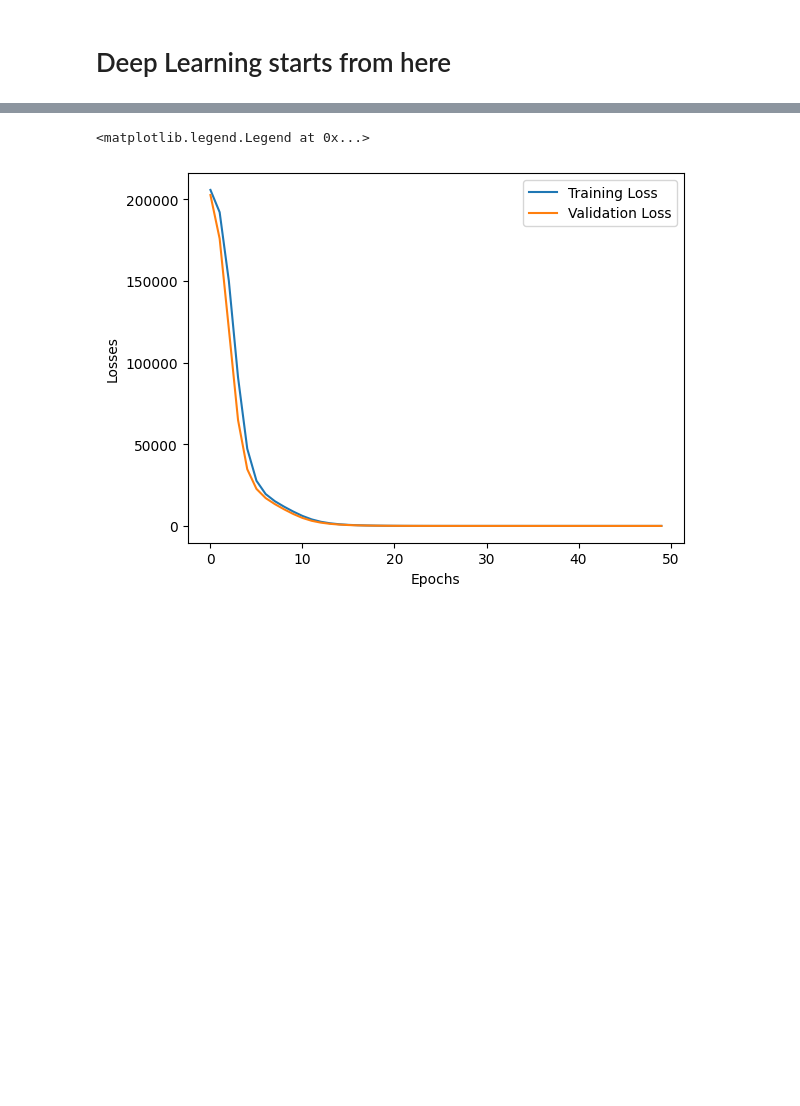
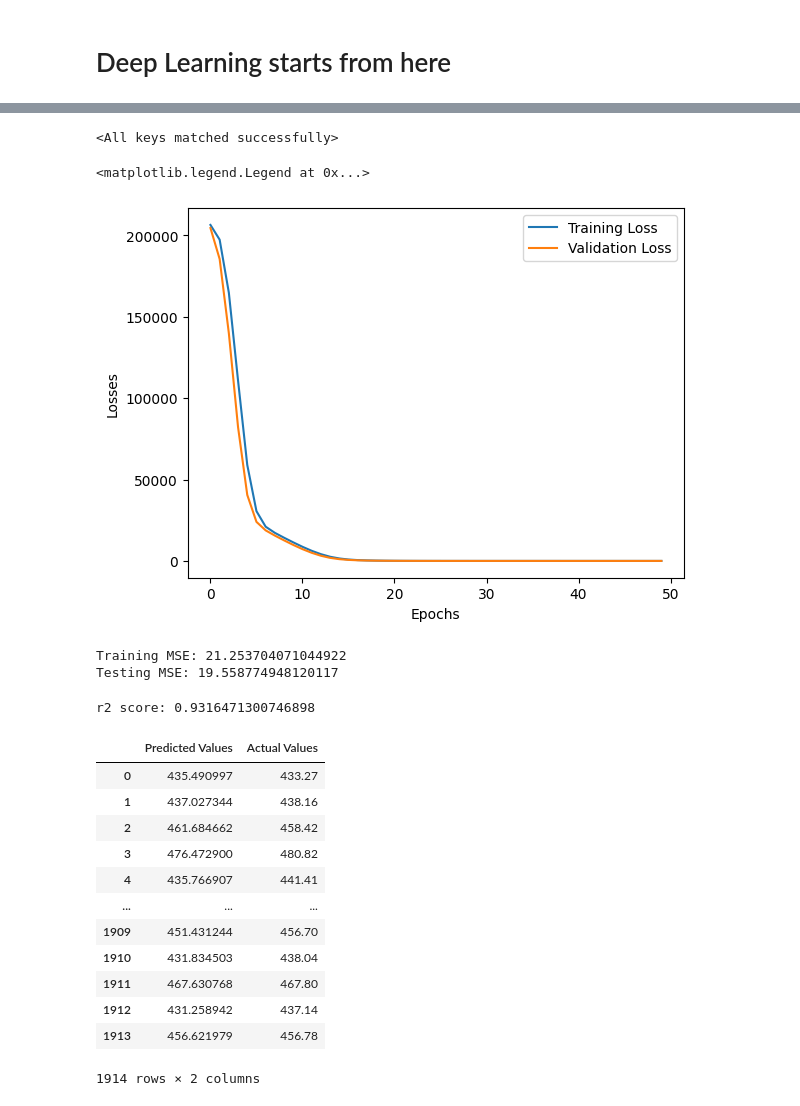
Before and after one commit to SyedMaaz786/AI_ML_Learning, a Jupyter notebook: 5-DL/02-ANN_Regressor.ipynb, the cells around one changed output, grey strips where cells are left out. Cells and saved outputs as stored; diff of their text form; code cells hidden in the pictures; blank space fills up the shorter version.

```diff
--- a/5-DL/02-ANN_Regressor.ipynb
+++ b/5-DL/02-ANN_Regressor.ipynb
@@ -160,7 +160,9 @@ optimizer = optim.Adam(model.parameters()) # params are nothing but the weights
 
 train_losses = []
 val_losses = []
+best_val_loss = float("inf") # init it with inf so that the one with the minimal will be the best val loss (Check if condition below)
 epochs = 50
+
 
 for epoch in range(epochs):
     # Training
@@ -182,7 +184,7 @@ for epoch in range(epochs):
     epoch_train_loss = running_loss / len(train_dataloader) # formula check notes
     train_losses.append(epoch_train_loss)
 
-    # Validation
+    # Validation (here their is no learning, only predictions)
     model.eval() # Entered validation mode where only forward is present and no backward propagation
     running_loss = 0.0
 
@@ -197,4 +199,10 @@ for epoch in range(epochs):
     val_losses.append(epoch_val_loss)
 
     print(f"epoch: {epoch+1} / {epochs} ==> train loss = {epoch_train_loss} & val loss = {epoch_val_loss}")
+
+    # Saving our best model
+    if epoch_val_loss < best_val_loss :
+        best_val_loss = epoch_val_loss
+
+        torch.save(model.state_dict(), "best_model.pt") # .pt and .pth are the extensions to store the file
 # %% [output]
@@ -218,3 +226,8 @@ epoch: 50 / 50 ==> train loss = 21.201104160149892 & val loss = 19.5282611846923
+# %%
+# Loading the model
+model.load_state_dict(torch.load("best_model.pt"))
+# %% [output]
+<All keys matched successfully>
 # %%
 import matplotlib.pyplot as plt
 
@@ -232,4 +245,45 @@ plt.ylabel("Losses")
 plt.legend()
 # %% [output]
 <matplotlib.legend.Legend at 0x...>
-[figure, old version]
+[figure, new version]
+# %%
+# Evaluation
+model.eval()
+with torch.no_grad():
+    train_pred = model(X_train_tensor)
+    test_pred = model(X_test_tensor)
+
+    train_mse_loss = crietrion(train_pred, y_train_tensor)
+    test_mse_loss = crietrion(test_pred, y_test_tensor)
+
+print("Training MSE:", train_mse_loss.item())
+print("Testing MSE:", test_mse_loss.item())
+# %% [output]
+Training MSE: 21.253704071044922
+Testing MSE: 19.558774948120117
+# %%
+from sklearn.metrics import r2_score
+
+print("r2 score:", r2_score(y_test, test_pred))
+# %% [output]
+r2 score: 0.9316471300746898
+# %%
+# Checking actual values and the predicted values
+predicted_df = pd.DataFrame(test_pred.numpy(), columns=["Predicted Values"])
+actual_df = pd.DataFrame(y_test.values, columns=["Actual Values"])
+
+pd.concat([predicted_df, actual_df], axis=1)
+# %% [output]
+|  | Predicted Values | Actual Values |
+| 0 | 435.490997 | 433.27 |
+| 1 | 437.027344 | 438.16 |
+| 2 | 461.684662 | 458.42 |
+| 3 | 476.472900 | 480.82 |
+| 4 | 435.766907 | 441.41 |
+| ... | ... | ... |
+| 1909 | 451.431244 | 456.70 |
+| 1910 | 431.834503 | 438.04 |
+| 1911 | 467.630768 | 467.80 |
+| 1912 | 431.258942 | 437.14 |
+| 1913 | 456.621979 | 456.78 |
+1914 rows × 2 columns
```
Also changed, not shown: parts of 1 cell of this notebook, 2 other files.
